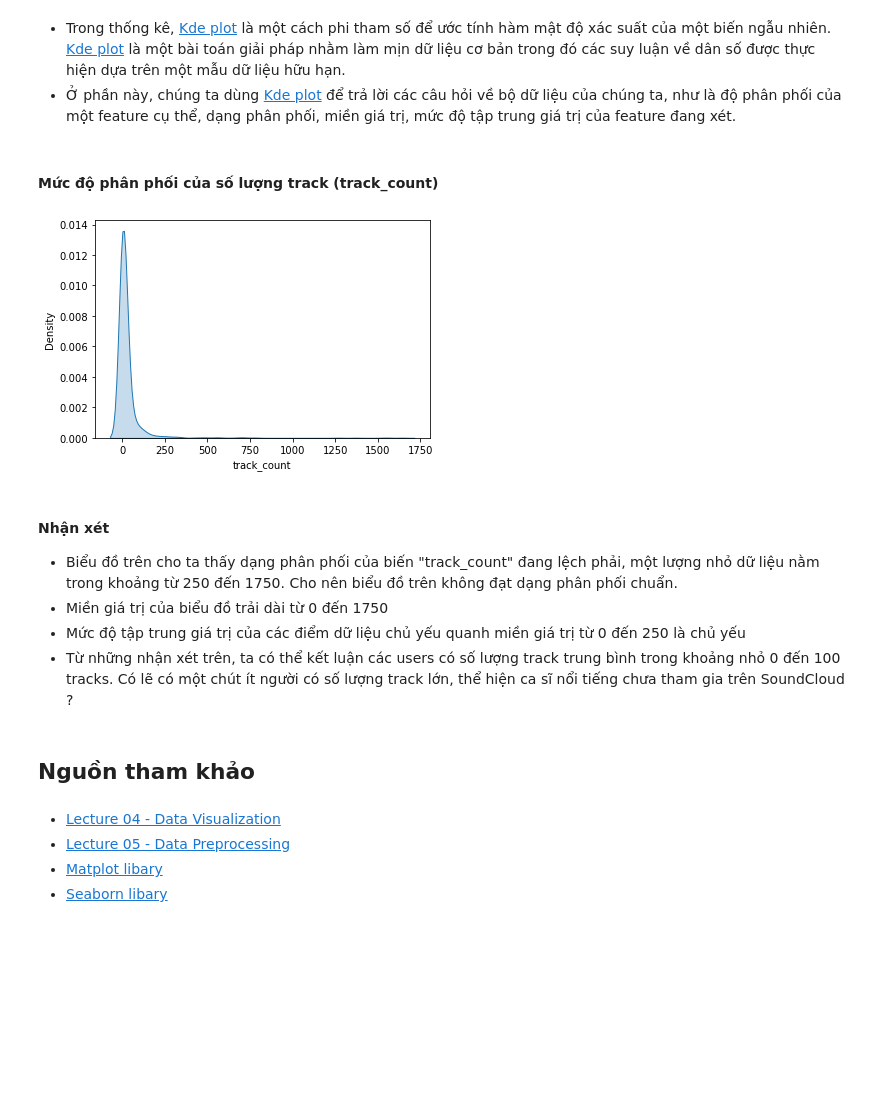
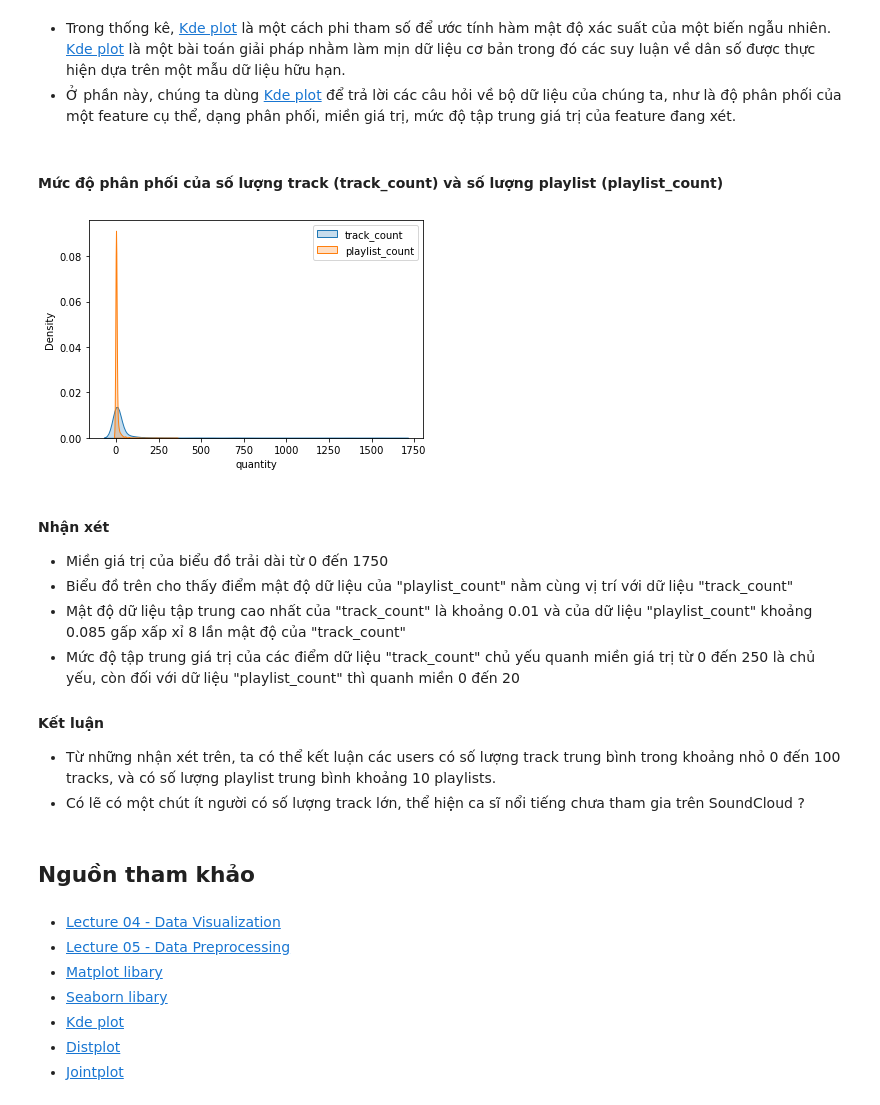
Before and after one commit to owfdataboy/DS-Project02, a Jupyter notebook: project02.ipynb, the cells around one changed output. Drawn from its saved outputs; the diff is of its cells as text; code cells hidden in the pictures; blank space fills up the shorter version.

```diff
--- a/project02.ipynb
+++ b/project02.ipynb
@@ -1215,18 +1245,25 @@ plt.show()
 - Trong thống kê, [Kde plot](#c3525) là một cách phi tham số để ước tính hàm mật độ xác suất của một biến ngẫu nhiên. [Kde plot](#c3525) là một bài toán giải pháp nhằm làm mịn dữ liệu cơ bản trong đó các suy luận về dân số được thực hiện dựa trên một mẫu dữ liệu hữu hạn.
 - Ở phần này, chúng ta dùng [Kde plot](#c3525) để trả lời các câu hỏi về bộ dữ liệu của chúng ta, như là độ phân phối của một feature cụ thể, dạng phân phối, miền giá trị, mức độ tập trung giá trị của feature đang xét.
 # %% [markdown]
-#### Mức độ phân phối của số lượng track (track_count)
+#### Mức độ phân phối của số lượng track (track_count) và số lượng playlist (playlist_count)
 # %%
-sns.kdeplot(df_users['track_count'], fill=True)
+sns.kdeplot(df_users['track_count'], fill=True, label='track_count')
+sns.kdeplot(df_users['playlist_count'], fill=True, label='playlist_count')
+plt.xlabel('quantity')
+plt.legend()
 plt.show()
 # %% [output]
-[figure, old version]
+[figure, new version]
 # %% [markdown]
 #### Nhận xét
-- Biểu đồ trên cho ta thấy dạng phân phối của biến "track_count" đang lệch phải, một lượng nhỏ dữ liệu nằm trong khoảng từ 250 đến 1750. Cho nên biểu đồ trên không đạt dạng phân phối chuẩn.
 - Miền giá trị của biểu đồ trải dài từ 0 đến 1750
-- Mức độ tập trung giá trị của các điểm dữ liệu chủ yếu quanh miền giá trị từ 0 đến 250 là chủ yếu
-- Từ những nhận xét trên, ta có thể kết luận các users có số lượng track trung bình trong khoảng nhỏ 0 đến 100 tracks. Có lẽ có một chút ít người có số lượng track lớn, thể hiện ca sĩ nổi tiếng chưa tham gia trên SoundCloud ?
+- Biểu đồ trên cho thấy điểm mật độ dữ liệu của "playlist_count" nằm cùng vị trí với dữ liệu "track_count"
+- Mật độ dữ liệu tập trung cao nhất của "track_count" là khoảng 0.01 và của dữ liệu "playlist_count" khoảng 0.085 gấp xấp xỉ 8 lần mật độ của "track_count"
+- Mức độ tập trung giá trị của các điểm dữ liệu "track_count" chủ yếu quanh miền giá trị từ 0 đến 250 là chủ yếu, còn đối với dữ liệu "playlist_count" thì quanh miền 0 đến 20
+
+#### Kết luận
+- Từ những nhận xét trên, ta có thể kết luận các users có số lượng track trung bình trong khoảng nhỏ 0 đến 100 tracks, và có số lượng playlist trung bình khoảng 10 playlists.
+- Có lẽ có một chút ít người có số lượng track lớn, thể hiện ca sĩ nổi tiếng chưa tham gia trên SoundCloud ?
 # %% [markdown]
 ## Nguồn tham khảo <a class="anchor" id="c4"></a>
 # %% [markdown]
@@ -1234,3 +1271,6 @@ plt.show()
 - <a href='https://drive.google.com/drive/u/0/folders/1Q4SiCkFViU_ODl__bqHzzHVTvmZ__8QV'>Lecture 05 - Data Preprocessing </a>
 - <a href='https://matplotlib.org/stable/api/index.html'>Matplot libary </a>
 - <a href='https://seaborn.pydata.org/index.html'>Seaborn libary </a>
+- <a href='https://en.wikipedia.org/wiki/Kernel_density_estimation'>Kde plot</a>
+- <a href='https://www.w3schools.com/python/numpy/numpy_random_seaborn.asp'> Distplot </a>
+- <a href='https://ajaytech.co/2020/09/28/8780/'>Jointplot</a>
```
Also changed, not shown: parts of 18 cells of this notebook.
